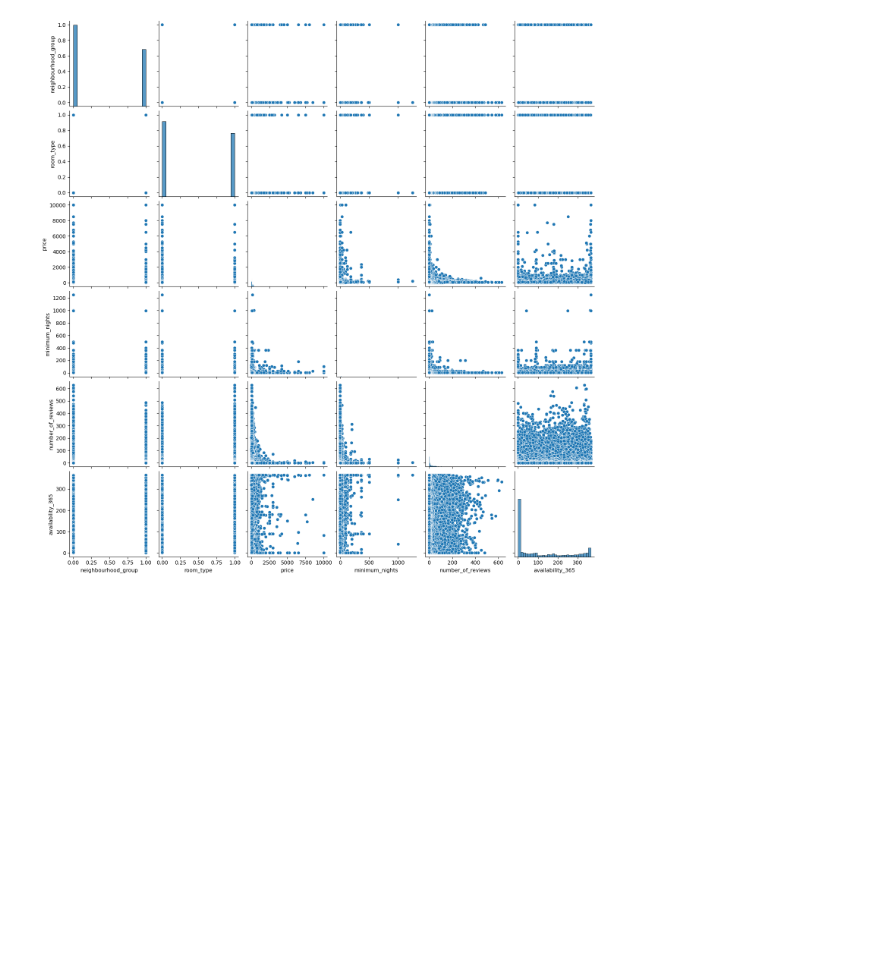
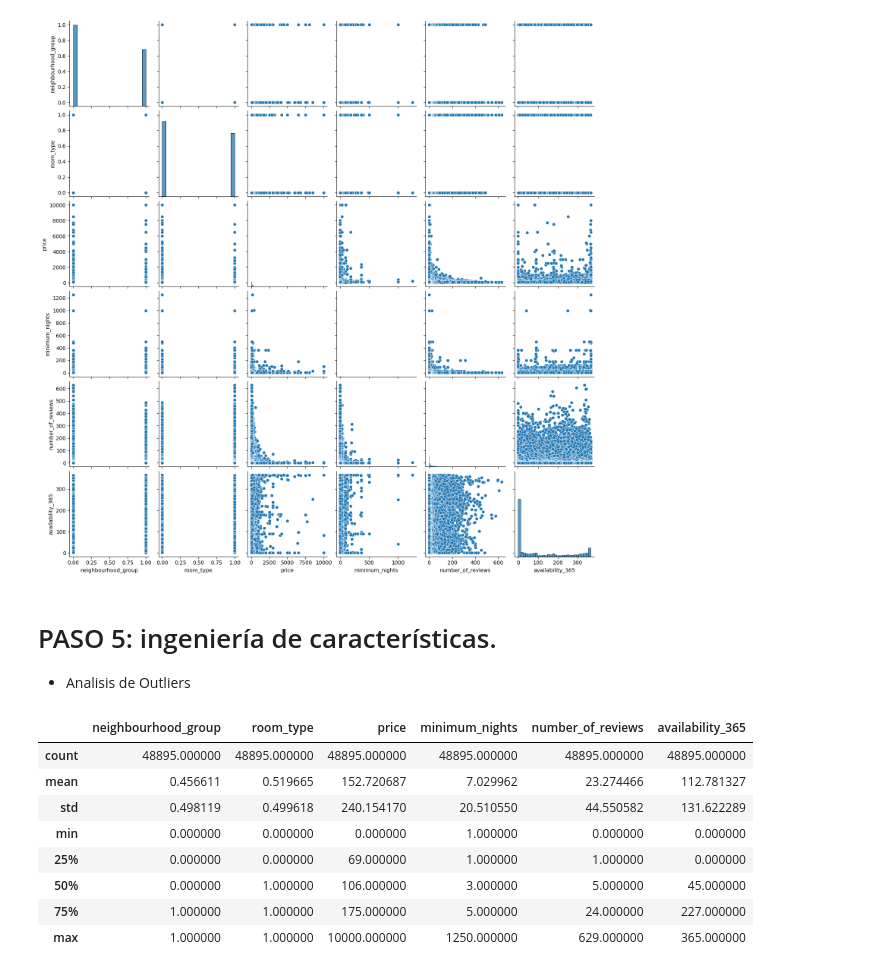
Before and after one commit to Fj-martinez33/AirBnB-NewYork, a Jupyter notebook: src/explore.ipynb, the cells around one changed output. Cells and saved outputs as stored; diff of their text form; code cells hidden in the pictures; blank space fills up the shorter version.

```diff
--- a/src/explore.ipynb
+++ b/src/explore.ipynb
@@ -382,3 +399,21 @@ sns.pairplot(data=data)
 # %% [output]
 <seaborn.axisgrid.PairGrid at 0x...>
 [figure]
+# %% [markdown]
+# PASO 5: ingeniería de características.
+
+- Analisis de Outliers
+# %%
+# Comprobamos las metricas de la tabla.
+
+data.describe()
+# %% [output]
+|  | neighbourhood_group | room_type | price | minimum_nights | number_of_reviews | availability_365 |
+| count | 48895.000000 | 48895.000000 | 48895.000000 | 48895.000000 | 48895.000000 | 48895.000000 |
+| mean | 0.456611 | 0.519665 | 152.720687 | 7.029962 | 23.274466 | 112.781327 |
+| std | 0.498119 | 0.499618 | 240.154170 | 20.510550 | 44.550582 | 131.622289 |
+| min | 0.000000 | 0.000000 | 0.000000 | 1.000000 | 0.000000 | 0.000000 |
+| 25% | 0.000000 | 0.000000 | 69.000000 | 1.000000 | 1.000000 | 0.000000 |
+| 50% | 0.000000 | 1.000000 | 106.000000 | 3.000000 | 5.000000 | 45.000000 |
+| 75% | 1.000000 | 1.000000 | 175.000000 | 5.000000 | 24.000000 | 227.000000 |
+| max | 1.000000 | 1.000000 | 10000.000000 | 1250.000000 | 629.000000 | 365.000000 |
```
Also changed, not shown: parts of 9 cells of this notebook, 3 other files.
